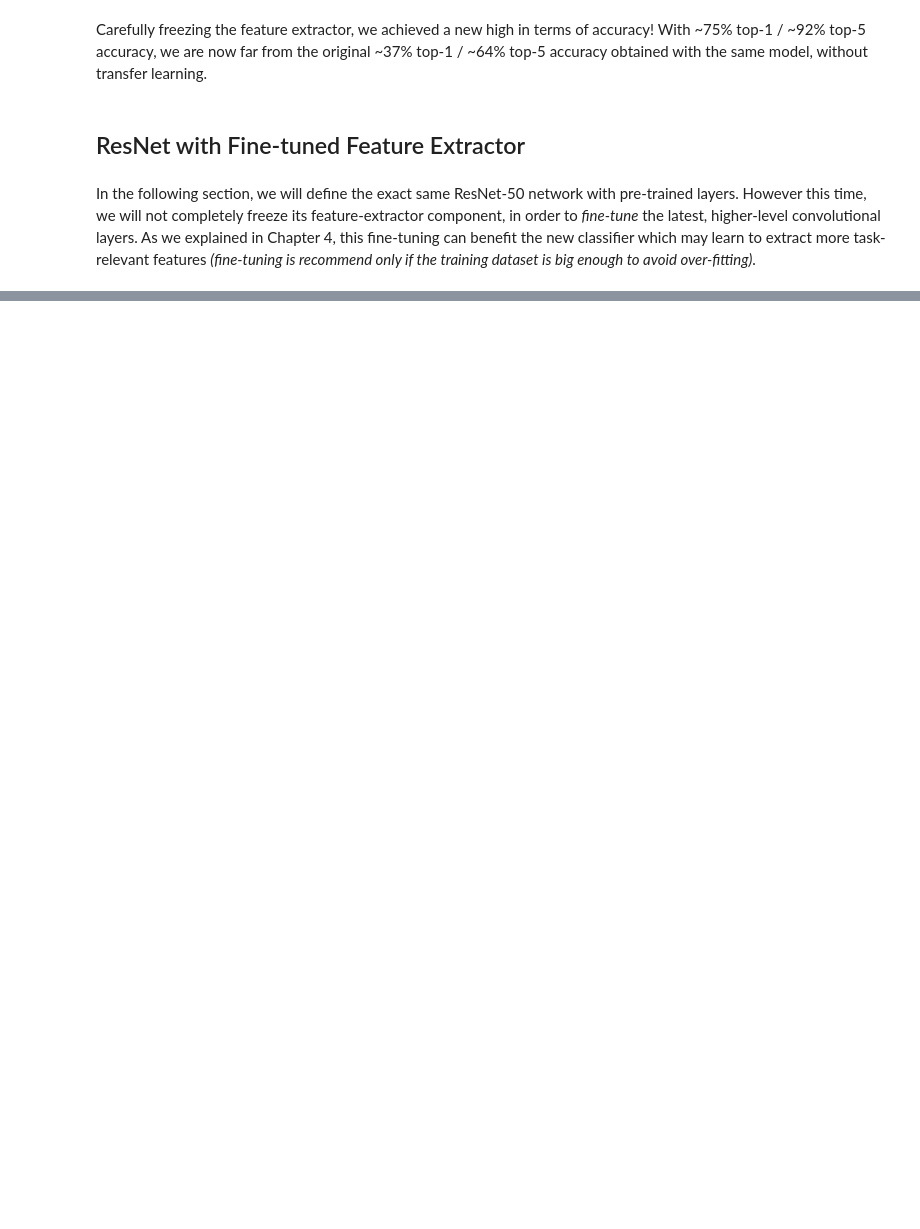
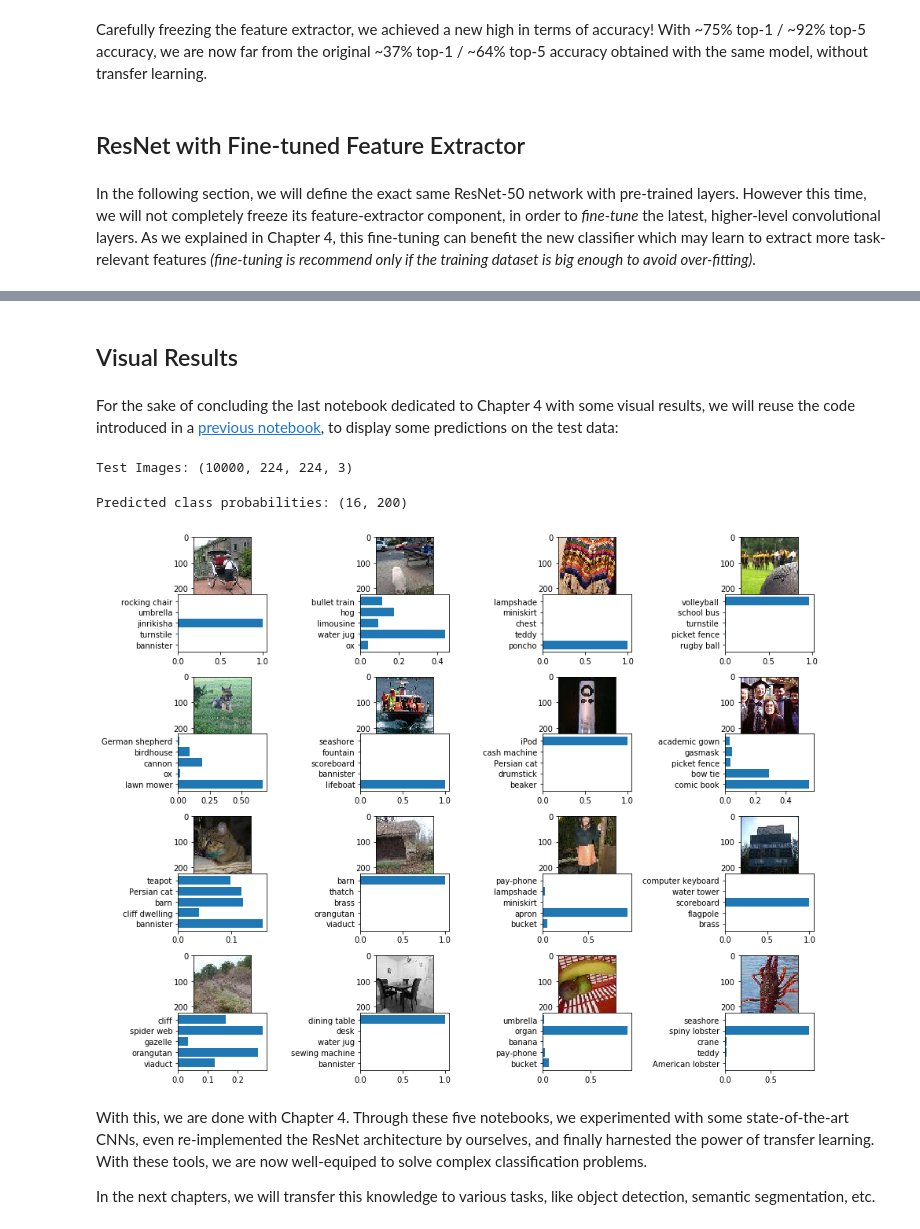
Before and after one commit to PacktPublishing/Hands-On-Computer-Vision-with-TensorFlow-2, a Jupyter notebook: ch4/ch4_notebook_5_transfer_learning_with_keras.ipynb, the cells around one changed output, grey strips where cells are left out. Cells and saved outputs as stored; diff of their text form; code cells hidden in the pictures; blank space fills up the shorter version.

Commit message:
<ch4> Uploading last notebook with complete trace.

```diff
--- a/ch4/ch4_notebook_5_transfer_learning_with_keras.ipynb
+++ b/ch4/ch4_notebook_5_transfer_learning_with_keras.ipynb
@@ -256,0 +337,4 @@ print('Best val top5: {:2.2f}%'.format(best_val_top5))
+# %% [markdown]
+## Visual Results
+# %% [markdown]
+For the sake of concluding the last notebook dedicated to Chapter 4 with some visual results, we will reuse the code introduced in a [previous notebook](./ch4_notebook_3_resnet_from_keras_app.ipynb), to display some predictions on the test data:
@@ -256,0 +414,22 @@ print('Best val top5: {:2.2f}%'.format(best_val_top5))
+# %%
+test_filenames = glob.glob(os.path.join(TINY_IMAGENET_ROOT_FOLDER, 'test', 'images', '*'))
+test_images = np.asarray([load_image(file, size=(IMG_HEIGHT, IMG_WIDTH)) for file in test_filenames])
+print('Test Images: {}'.format(test_images.shape))
+# %% [output]
+Test Images: (10000, 224, 224, 3)
+# %%
+random_image_indices = np.random.choice(len(test_images), size=16)
+image_batch = test_images[random_image_indices]
+predictions = resnet50_freeze.predict_on_batch(image_batch)
+print('Predicted class probabilities: {}'.format(predictions.shape))
+
+top5_labels, top5_probabilities = process_predictions(predictions, class_ids, class_readable_labels)
+
+display_predictions(image_batch, top5_labels, top5_probabilities)
+# %% [output]
+Predicted class probabilities: (16, 200)
+[figure, added]
+# %% [markdown]
+With this, we are done with Chapter 4. Through these five notebooks, we experimented with some state-of-the-art CNNs, even re-implemented the ResNet architecture by ourselves, and finally harnested the power of transfer learning. With these tools, we are now well-equiped to solve complex classification problems.
+
+In the next chapters, we will transfer this knowledge to various tasks, like object detection, semantic segmentation, etc.
```
Also changed, not shown: parts of 27 cells of this notebook.
